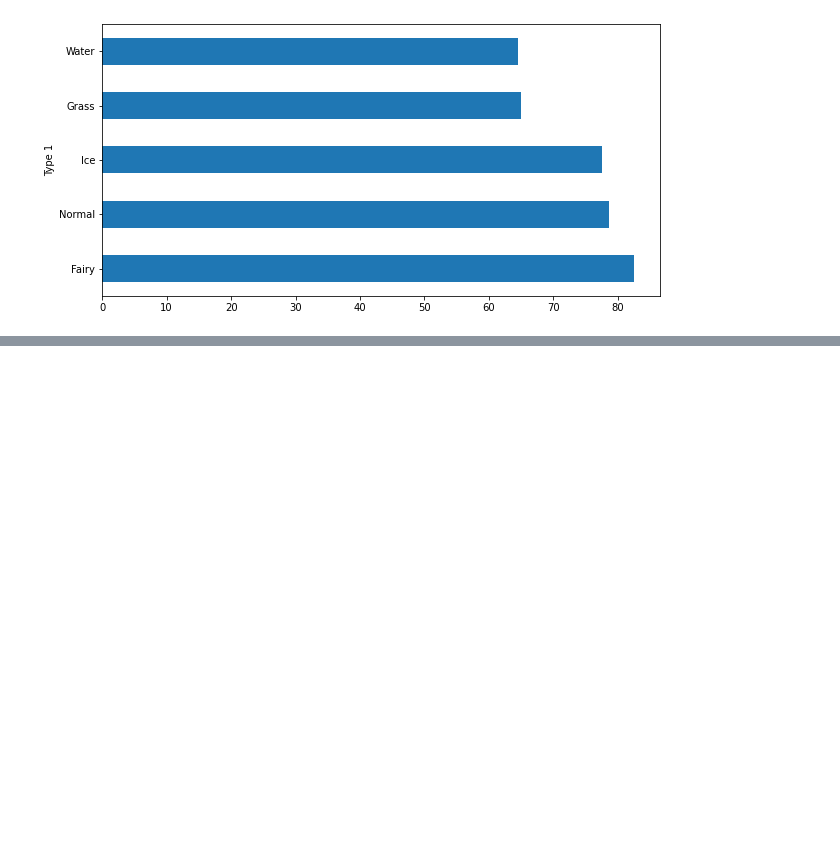
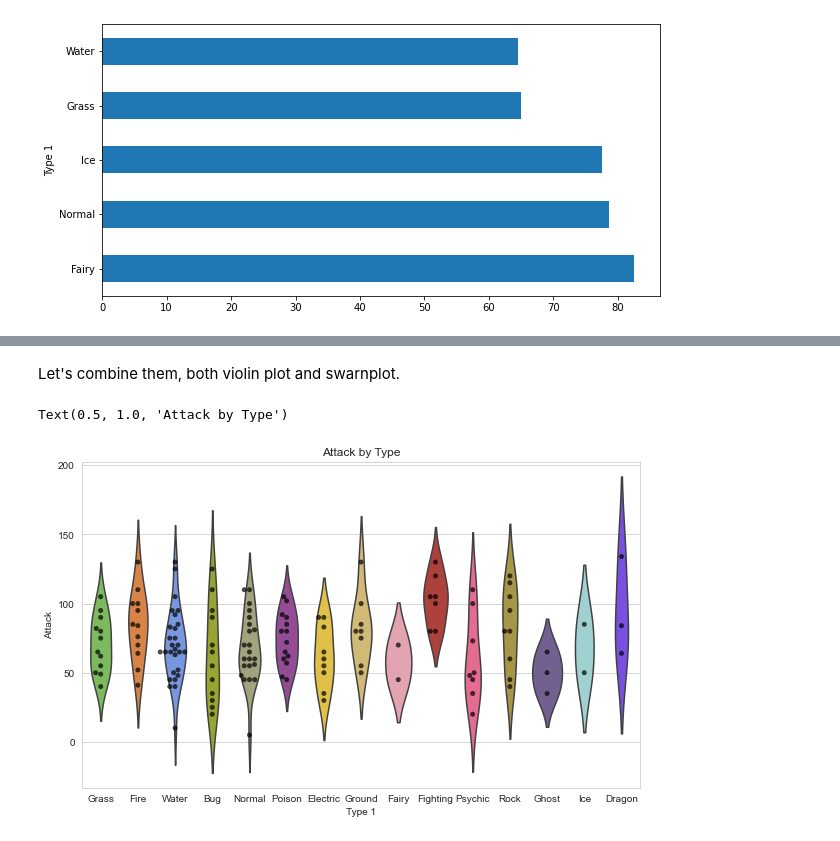
Before and after one commit to miguestepa/seaborn-pokemon, a Jupyter notebook: seaborn-pokemon.ipynb, the cells around one changed output, grey strips where cells are left out. Drawn from its saved outputs; the diff is of its cells as text; code cells hidden in the pictures; blank space fills up the shorter version.

```diff
--- a/seaborn-pokemon.ipynb
+++ b/seaborn-pokemon.ipynb
@@ -89,0 +137,24 @@ df_types['HP'].mean().sort_values(ascending=False).head(5).plot(kind='barh', fig
+# %% [markdown]
+Let's combine them, both violin plot and swarnplot.
+# %%
+# Set figure size with matplotlib
+plt.figure(figsize=(10,6))
+
+# Create plot
+sns.violinplot(x='Type 1',
+               y='Attack',
+               data=df,
+               inner=None, # Remove the bars inside the violins
+               palette=pkmn_type_colors)
+
+sns.swarmplot(x='Type 1',
+              y='Attack',
+              data=df,
+              color='k', # Make points black
+              alpha=0.7) # and slightly transparent
+
+# Set title with matplotlib
+plt.title('Attack by Type')
+# %% [output]
+Text(0.5, 1.0, 'Attack by Type')
+[figure, added]
```
Also changed, not shown: parts of 5 cells of this notebook.
